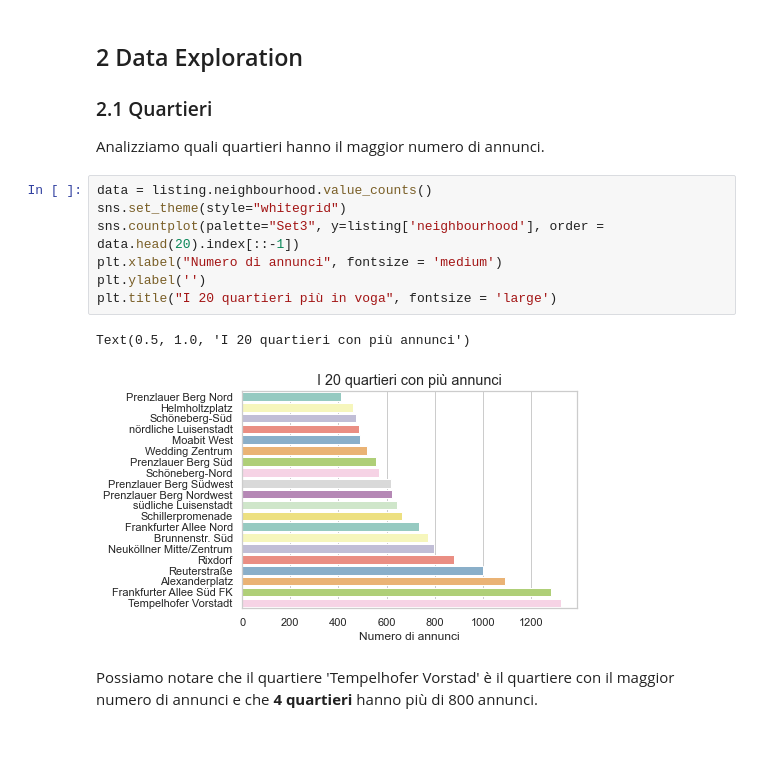
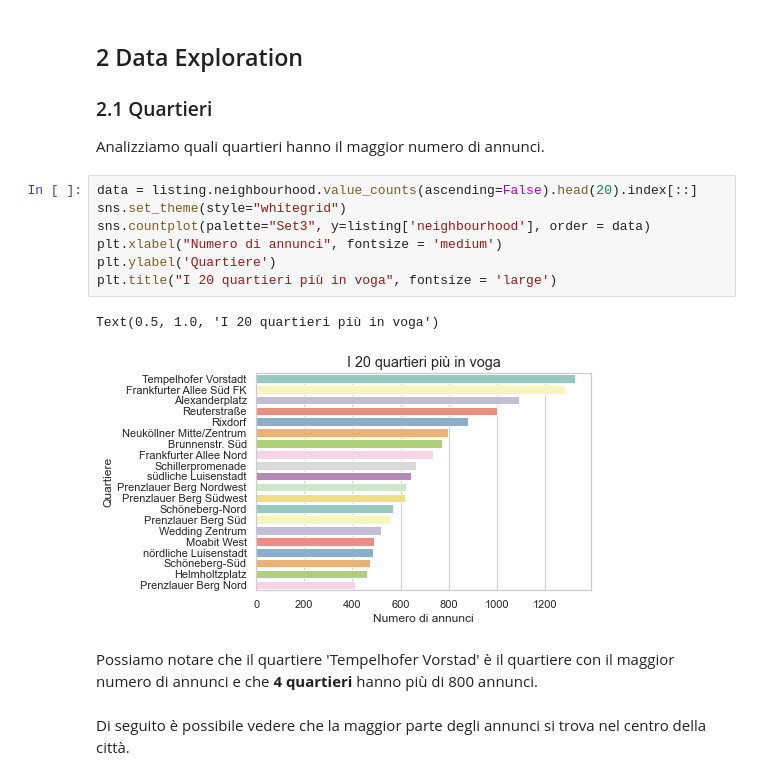
Before and after one commit to ff225/DataAnalytics, a Jupyter notebook: BerlinAirBnb.ipynb, the cells around one changed output. Drawn from its saved outputs; the diff is of its cells as text; blank space fills up the shorter version.

```diff
--- a/BerlinAirBnb.ipynb
+++ b/BerlinAirBnb.ipynb
@@ -135,14 +135,16 @@ listing.head(3)
 ### 2.1 Quartieri
 Analizziamo quali quartieri hanno il maggior numero di annunci.
 # %%
-data = listing.neighbourhood.value_counts()
+data = listing.neighbourhood.value_counts(ascending=False).head(20).index[::]
 sns.set_theme(style="whitegrid")
-sns.countplot(palette="Set3", y=listing['neighbourhood'], order = data.head(20).index[::-1])
+sns.countplot(palette="Set3", y=listing['neighbourhood'], order = data)
 plt.xlabel("Numero di annunci", fontsize = 'medium')
-plt.ylabel('')
+plt.ylabel('Quartiere')
 plt.title("I 20 quartieri più in voga", fontsize = 'large')
 # %% [output]
-Text(0.5, 1.0, 'I 20 quartieri con più annunci')
+Text(0.5, 1.0, 'I 20 quartieri più in voga')
-[figure, old version]
+[figure, new version]
 # %% [markdown]
 Possiamo notare che il quartiere 'Tempelhofer Vorstad' è il quartiere con il maggior numero di annunci e che __4 quartieri__ hanno più di 800 annunci.
+# %% [markdown]
+Di seguito è possibile vedere che la maggior parte degli annunci si trova nel centro della città.
```
Also changed, not shown: parts of 2 cells of this notebook.
